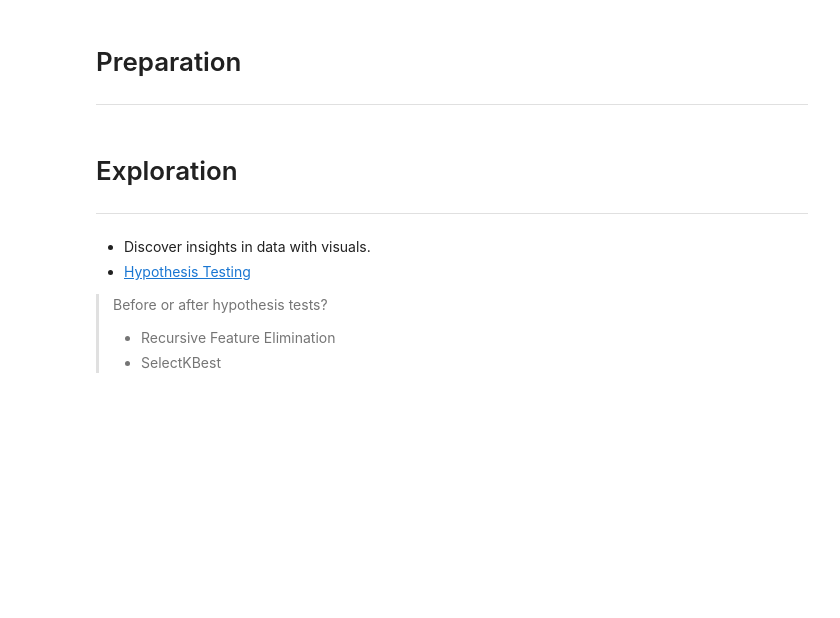
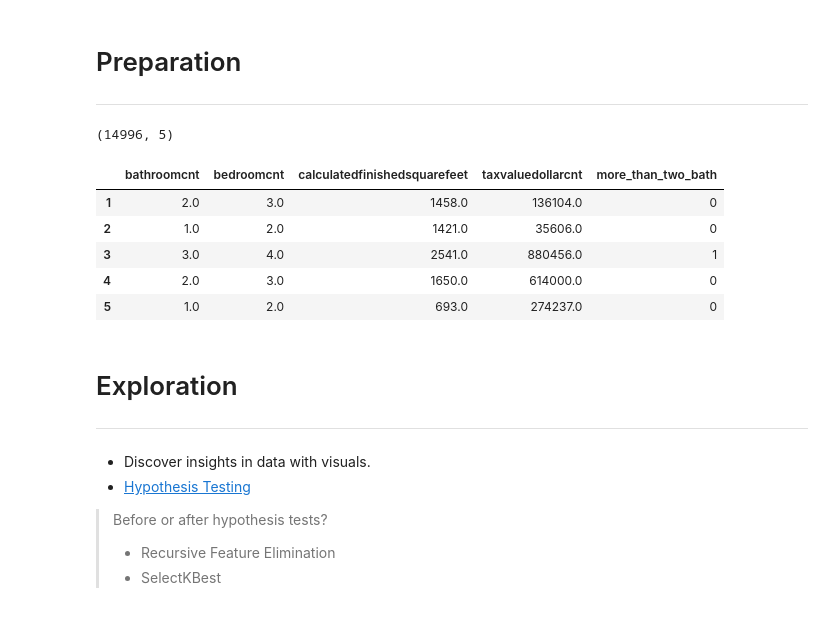
Before and after one commit to Robust-Analytics/zillow-project, a Jupyter notebook: mvp.ipynb, the cells around one changed output. Saved outputs shown, nothing was run; the diff lists cells and outputs as text; code cells hidden in the pictures; blank space fills up the shorter version.

```diff
--- a/mvp.ipynb
+++ b/mvp.ipynb
@@ -50,3 +66,16 @@ warnings.filterwarnings("ignore")
+# %%
+df.shape
+# %% [output]
+(14996, 5)
+# %%
+df.head()
+# %% [output]
+|  | bathroomcnt | bedroomcnt | calculatedfinishedsquarefeet | taxvaluedollarcnt | more_than_two_bath |
+| 1 | 2.0 | 3.0 | 1458.0 | 136104.0 | 0 |
+| 2 | 1.0 | 2.0 | 1421.0 | 35606.0 | 0 |
+| 3 | 3.0 | 4.0 | 2541.0 | 880456.0 | 1 |
+| 4 | 2.0 | 3.0 | 1650.0 | 614000.0 | 0 |
+| 5 | 1.0 | 2.0 | 693.0 | 274237.0 | 0 |
 # %% [markdown]
 #  Exploration
 ---
```
Also changed, not shown: parts of 21 cells of this notebook, 5 other files.
